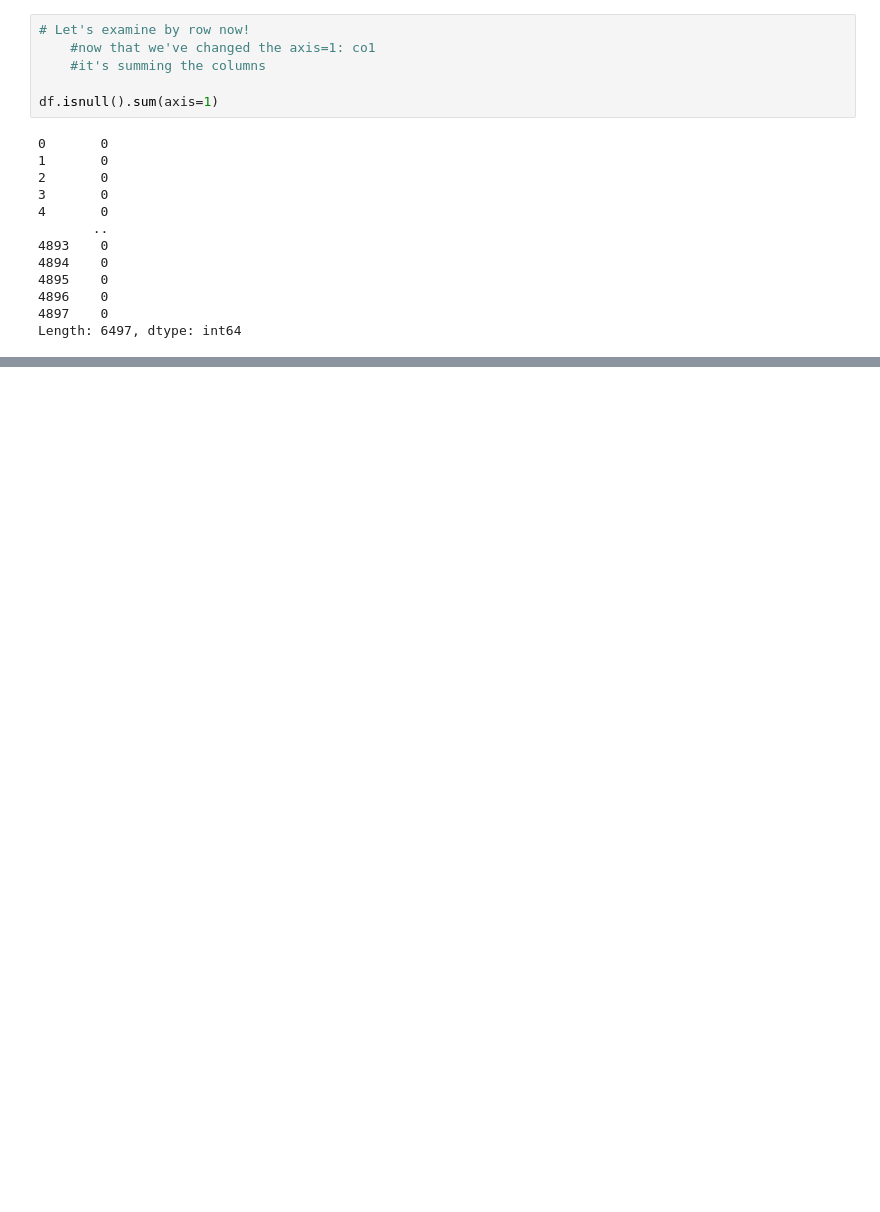
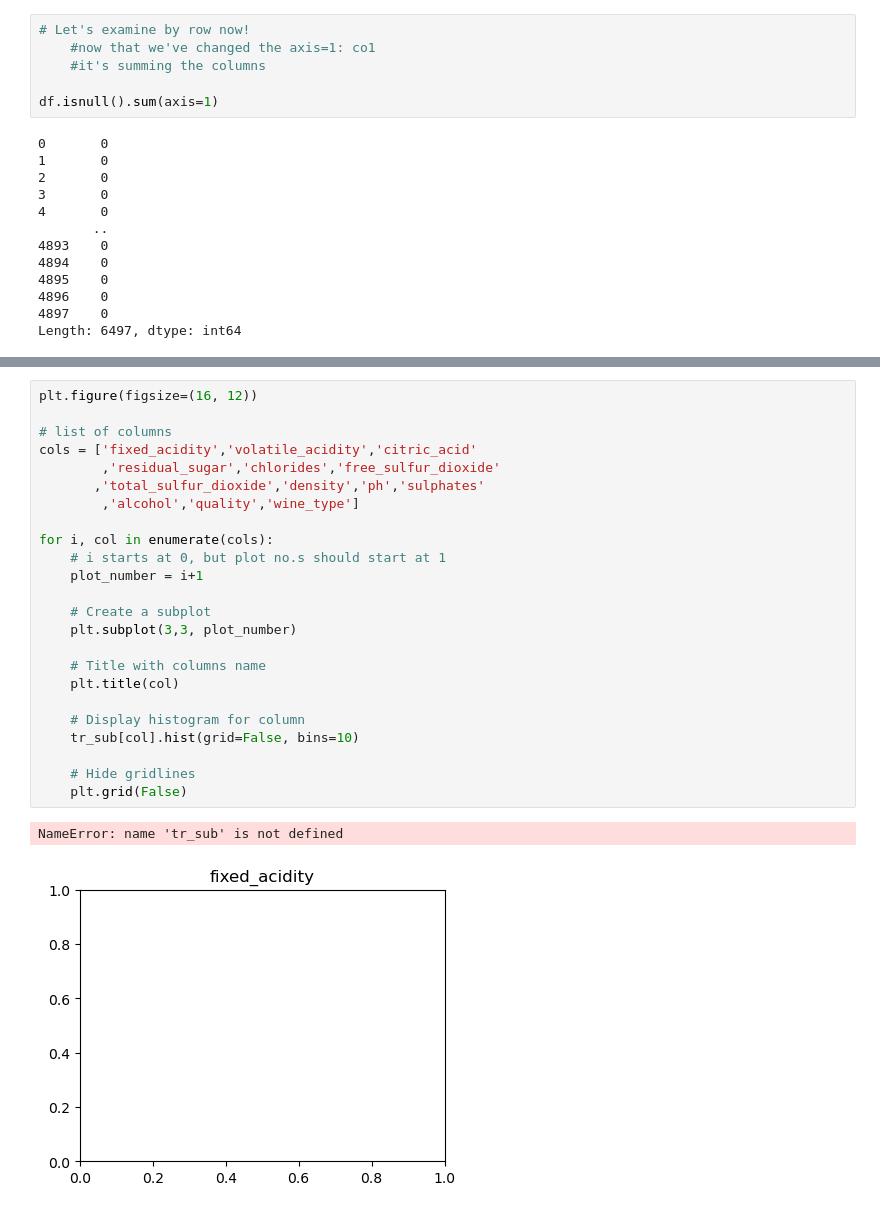
Before and after one commit to Team-BCR/project3_wine, a Jupyter notebook: Wine_project_lugo.ipynb, the cells around one changed output, grey strips where cells are left out. Cells and saved outputs as stored; diff of their text form; blank space fills up the shorter version.

```diff
--- a/Wine_project_lugo.ipynb
+++ b/Wine_project_lugo.ipynb
@@ -128,0 +167,27 @@ Length: 6497, dtype: int64
+# %%
+plt.figure(figsize=(16, 12))
+
+# list of columns
+cols = ['fixed_acidity','volatile_acidity','citric_acid'
+        ,'residual_sugar','chlorides','free_sulfur_dioxide'
+       ,'total_sulfur_dioxide','density','ph','sulphates'
+        ,'alcohol','quality','wine_type']
+
+for i, col in enumerate(cols):
+    # i starts at 0, but plot no.s should start at 1
+    plot_number = i+1
+
+    # Create a subplot
+    plt.subplot(3,3, plot_number)
+
+    # Title with columns name
+    plt.title(col)
+
+    # Display histogram for column
+    tr_sub[col].hist(grid=False, bins=10)
+
+    # Hide gridlines
+    plt.grid(False)
+# %% [output]
+NameError: name 'tr_sub' is not defined
+[figure, added]
```
Also changed, not shown: parts of 9 cells of this notebook, 2 other files.
